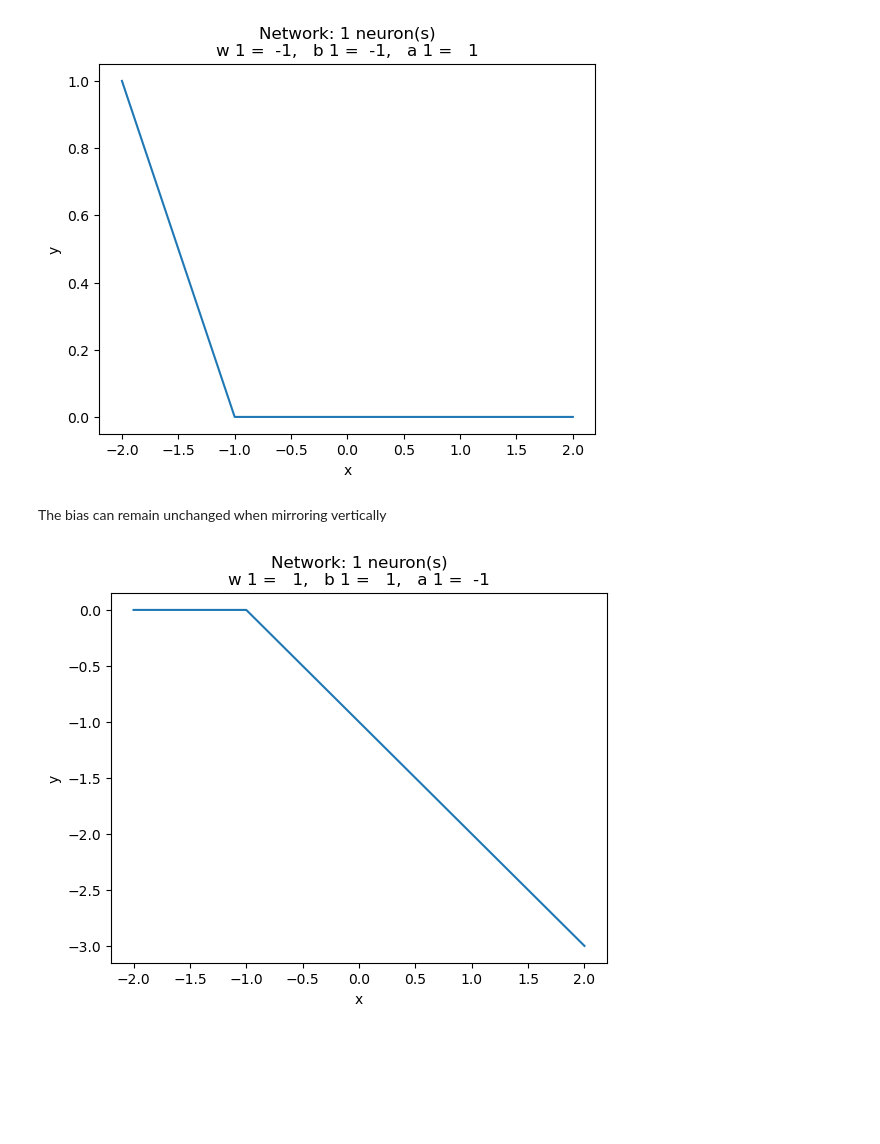
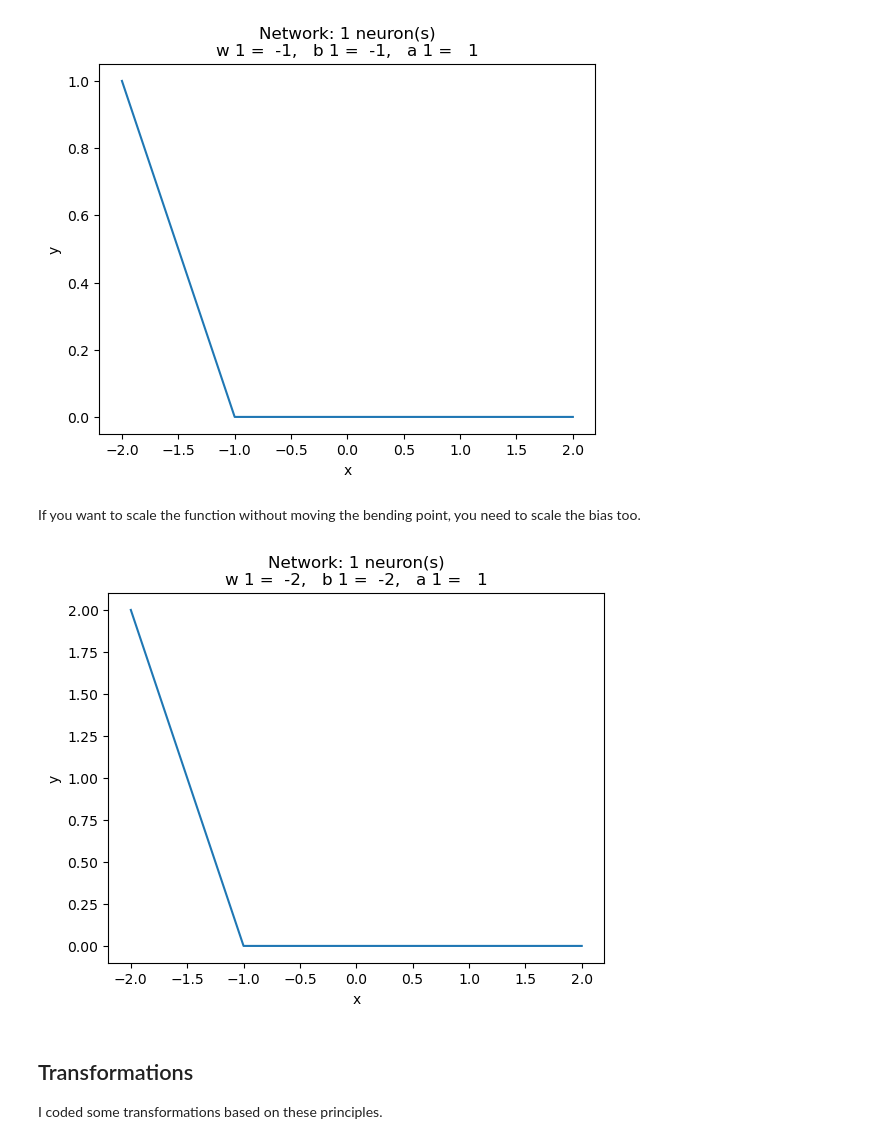
Before and after one commit to PaulusBoskabouter/EvoNet, a Jupyter notebook: experiment_beau.ipynb, the cells around one changed output. Drawn from its saved outputs; the diff is of its cells as text; code cells hidden in the pictures; blank space fills up the shorter version.

```diff
--- a/experiment_beau.ipynb
+++ b/experiment_beau.ipynb
@@ -14,11 +14,17 @@ class SimpleNet:
         self.N = N
 
     # Forward pass on single value
-    def forward(self, x):
+    # Added optional n to only sum first n neurons
+    def forward(self, x, n = None):
 
         # Load network parameters
         W, B, A, N = self.W, self.B, self.A, self.N
 
+        # Optionally set N to n
+        if n is not None:
+            N = n
+
+        # Calculate & sum ReLUs
         y = 0
         for i in range(N):
             y += A[i] * max(0, W[i] * x + B[i])
@@ -35,11 +41,12 @@ class SimpleNet:
             self.A = A
 
     # Plot network for specified range
-    def plot(self, start = -10, stop = 10, res = 10):
+    # Added optional n to only plot first n neurons
+    def plot(self, start = -10, stop = 10, n = None, res = 10):
 
         # Calculate values for range
         x = np.linspace(start, stop, abs(start) * res + abs(stop) * res + 1)
-        y = [self.forward(point) for point in x]
+        y = [self.forward(point, n) for point in x]
 
         # Load network parameters
         W, B, A, N = self.W, self.B, self.A, self.N
@@ -124,14 +131,18 @@ net.plot(-2, 2)
 # %% [output]
 [figure]
 # %% [markdown]
-The bias can remain unchanged when mirroring vertically
+If you want to scale the function without moving the bending point, you need to scale the bias too.
 # %%
-# Shifted ReLU function
+# Shifted mirrored ReLU function
 net = SimpleNet(1)
 net.update_weights(
-    B = [1],
-    A = [-1],
+    W = [-2],
+    B = [-2],
 )
 net.plot(-2, 2)
 # %% [output]
-[figure, old version]
+[figure, new version]
+# %% [markdown]
+## Transformations
+
+I coded some transformations based on these principles.
```
Also changed, not shown: parts of 11 cells of this notebook.
